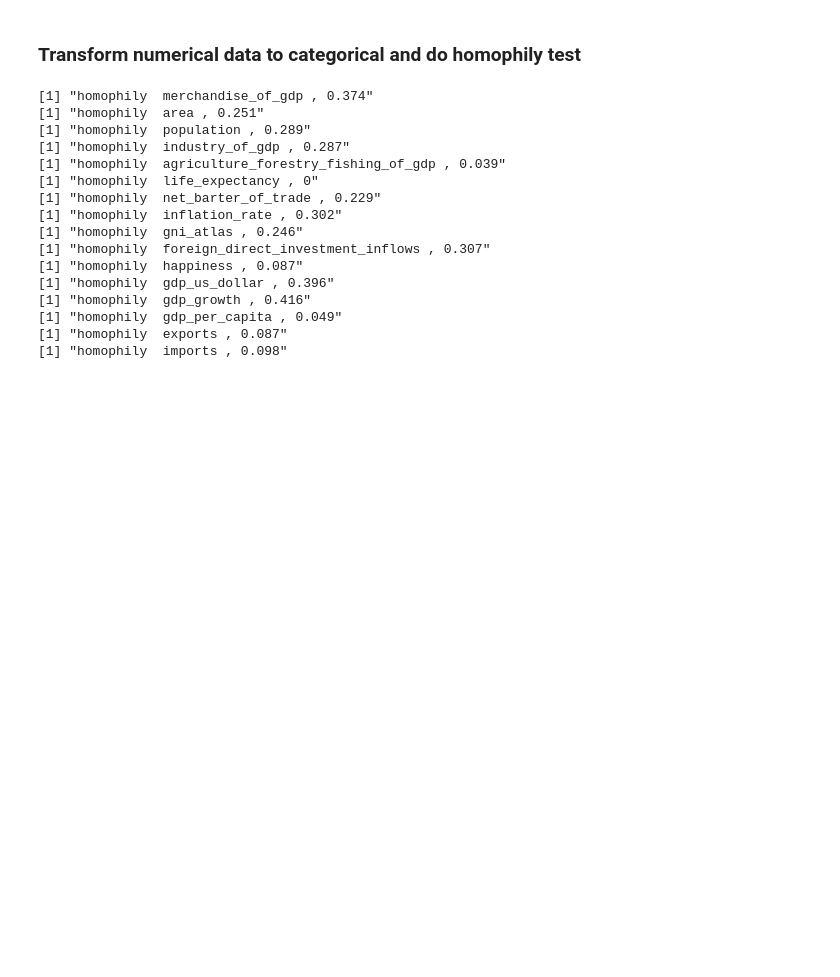
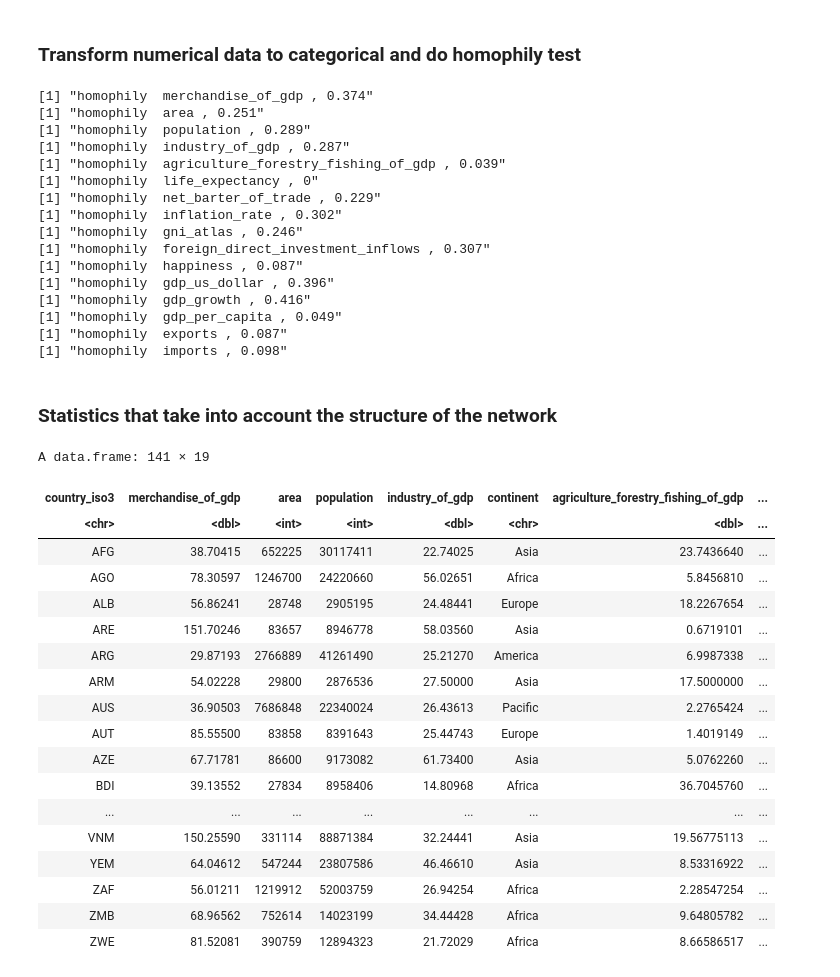
Before and after one commit to zhpinkman/permutation-tests, a Jupyter notebook: codes/permutation-tests-wits.ipynb, the cells around one changed output. Cells and saved outputs as stored; diff of their text form; code cells hidden in the pictures; blank space fills up the shorter version.

```diff
--- a/codes/permutation-tests-wits.ipynb
+++ b/codes/permutation-tests-wits.ipynb
@@ -326,3 +326,27 @@ for (col in nums) {
 [1] "homophily  gdp_per_capita , 0.049"
 [1] "homophily  exports , 0.087"
 [1] "homophily  imports , 0.098"
+# %% [markdown]
+### Statistics that take into account the structure of the network
+# %%
+nodes
+# %% [output]
+A data.frame: 141 × 19
+| country_iso3 | merchandise_of_gdp | area | population | industry_of_gdp | continent | agriculture_forestry_fishing_of_gdp | ... |
+| <chr> | <dbl> | <int> | <int> | <dbl> | <chr> | <dbl> | ... |
+| AFG | 38.70415 | 652225 | 30117411 | 22.74025 | Asia | 23.7436640 | ... |
+| AGO | 78.30597 | 1246700 | 24220660 | 56.02651 | Africa | 5.8456810 | ... |
+| ALB | 56.86241 | 28748 | 2905195 | 24.48441 | Europe | 18.2267654 | ... |
+| ARE | 151.70246 | 83657 | 8946778 | 58.03560 | Asia | 0.6719101 | ... |
+| ARG | 29.87193 | 2766889 | 41261490 | 25.21270 | America | 6.9987338 | ... |
+| ARM | 54.02228 | 29800 | 2876536 | 27.50000 | Asia | 17.5000000 | ... |
+| AUS | 36.90503 | 7686848 | 22340024 | 26.43613 | Pacific | 2.2765424 | ... |
+| AUT | 85.55500 | 83858 | 8391643 | 25.44743 | Europe | 1.4019149 | ... |
+| AZE | 67.71781 | 86600 | 9173082 | 61.73400 | Asia | 5.0762260 | ... |
+| BDI | 39.13552 | 27834 | 8958406 | 14.80968 | Africa | 36.7045760 | ... |
+| ... | ... | ... | ... | ... | ... | ... | ... |
+| VNM | 150.25590 | 331114 | 88871384 | 32.24441 | Asia | 19.56775113 | ... |
+| YEM | 64.04612 | 547244 | 23807586 | 46.46610 | Asia | 8.53316922 | ... |
+| ZAF | 56.01211 | 1219912 | 52003759 | 26.94254 | Africa | 2.28547254 | ... |
+| ZMB | 68.96562 | 752614 | 14023199 | 34.44428 | Africa | 9.64805782 | ... |
+| ZWE | 81.52081 | 390759 | 12894323 | 21.72029 | Africa | 8.66586517 | ... |
```
Also changed, not shown: 3 other files.
